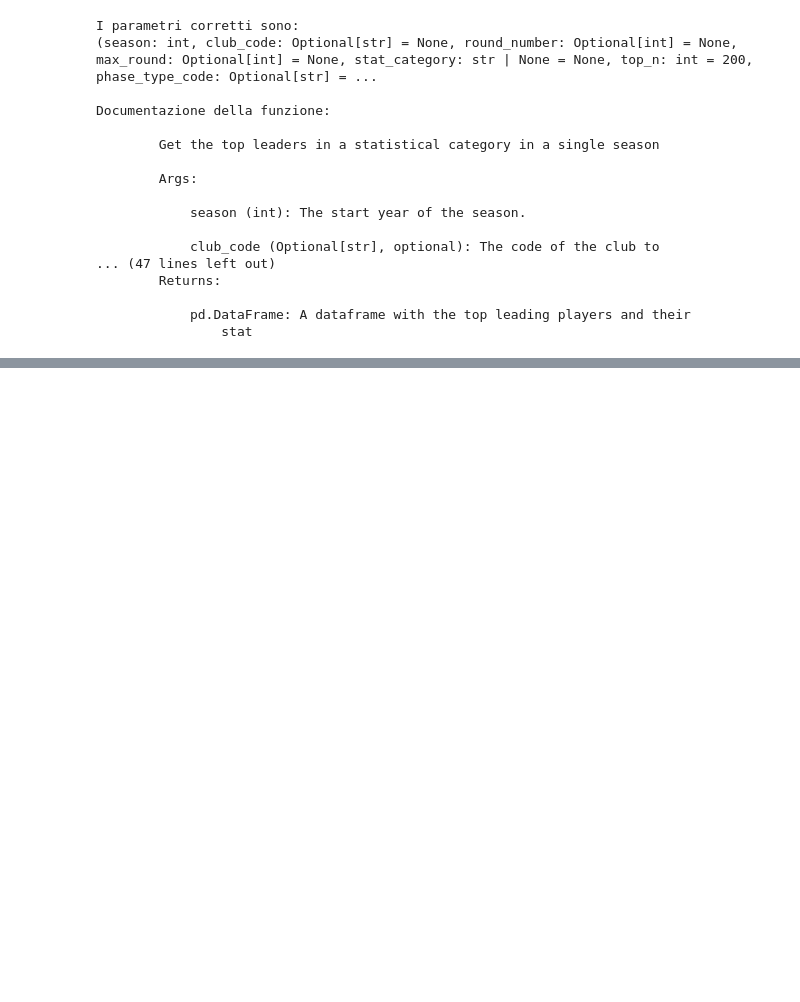
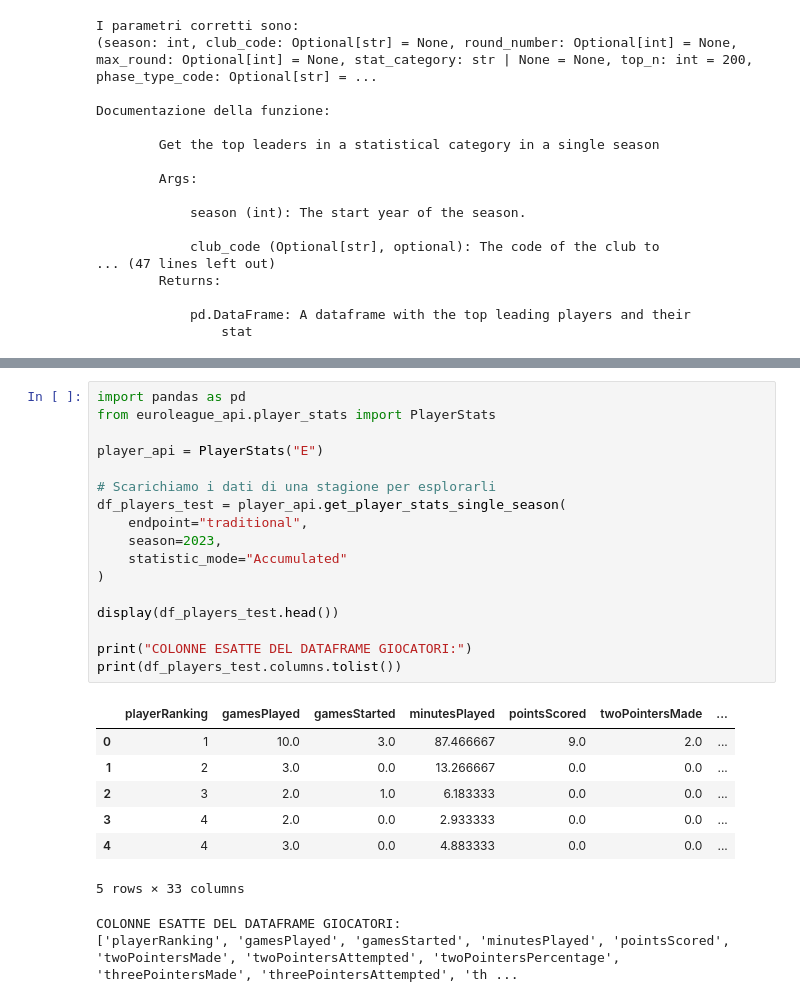
Before and after one commit to SLNN12/Programming-Exam-Project, a Jupyter notebook: prove/explore.ipynb, the cells around one changed output, grey strips where cells are left out. Saved outputs shown, nothing was run; the diff lists cells and outputs as text; blank space fills up the shorter version.

```diff
--- a/prove/explore.ipynb
+++ b/prove/explore.ipynb
@@ -106,0 +158,27 @@ Documentazione della funzione:
+# %%
+import pandas as pd
+from euroleague_api.player_stats import PlayerStats
+
+player_api = PlayerStats("E")
+
+# Scarichiamo i dati di una stagione per esplorarli
+df_players_test = player_api.get_player_stats_single_season(
+    endpoint="traditional",
+    season=2023,
+    statistic_mode="Accumulated"
+)
+
+display(df_players_test.head())
+
+print("COLONNE ESATTE DEL DATAFRAME GIOCATORI:")
+print(df_players_test.columns.tolist())
+# %% [output]
+|  | playerRanking | gamesPlayed | gamesStarted | minutesPlayed | pointsScored | twoPointersMade | ... |
+| 0 | 1 | 10.0 | 3.0 | 87.466667 | 9.0 | 2.0 | ... |
+| 1 | 2 | 3.0 | 0.0 | 13.266667 | 0.0 | 0.0 | ... |
+| 2 | 3 | 2.0 | 1.0 | 6.183333 | 0.0 | 0.0 | ... |
+| 3 | 4 | 2.0 | 0.0 | 2.933333 | 0.0 | 0.0 | ... |
+| 4 | 4 | 3.0 | 0.0 | 4.883333 | 0.0 | 0.0 | ... |
+5 rows × 33 columns
+COLONNE ESATTE DEL DATAFRAME GIOCATORI:
+['playerRanking', 'gamesPlayed', 'gamesStarted', 'minutesPlayed', 'pointsScored', 'twoPointersMade', 'twoPointersAttempted', 'twoPointersPercentage', 'threePointersMade', 'threePointersAttempted', 'th ...
```
Also changed, not shown: parts of 2 cells of this notebook, 1 other file.
